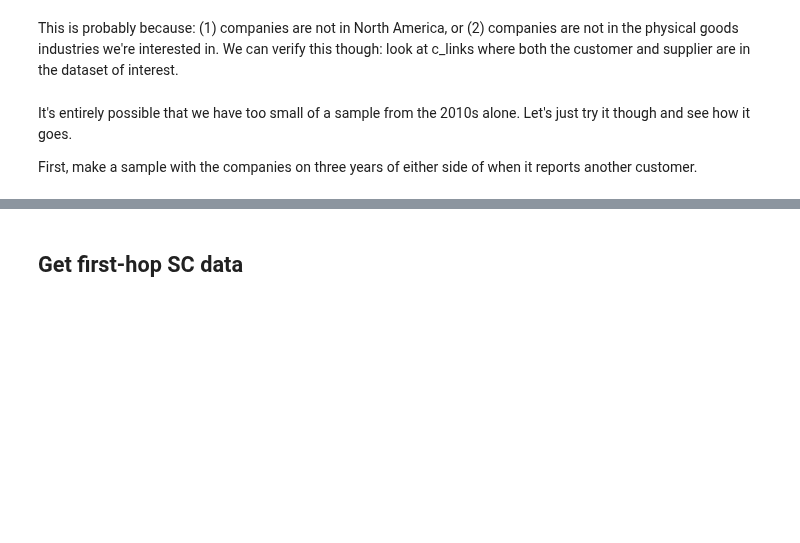
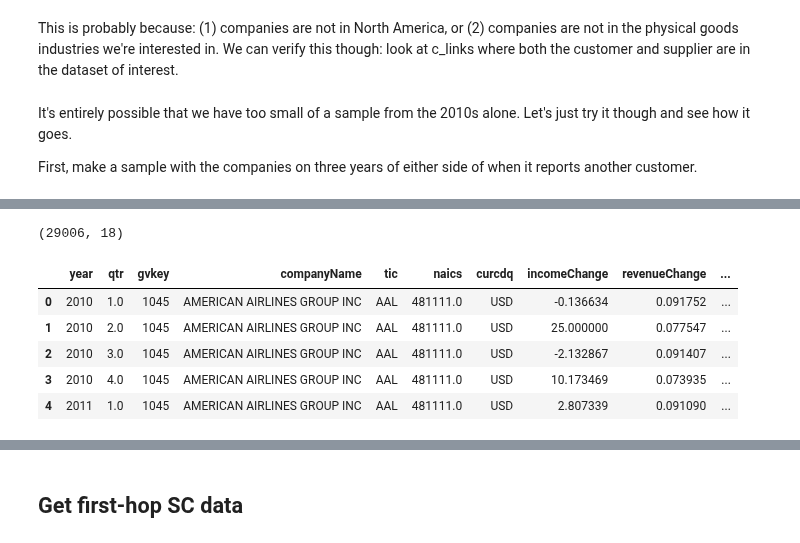
Before and after one commit to brianreed21/extremes, a Jupyter notebook: extremesCleaningCode/linkingExecute.ipynb, the cells around one changed output, grey strips where cells are left out. Drawn from its saved outputs; the diff is of its cells as text; code cells hidden in the pictures; blank space fills up the shorter version.

```diff
--- a/extremesCleaningCode/linkingExecute.ipynb
+++ b/extremesCleaningCode/linkingExecute.ipynb
@@ -205,8 +282,17 @@ allSupplierData.zipcode.value_counts()[-75:-50]
 # %%
-suppliers = changes.merge(allSupplierData[['year','gvkey','zipcode']])
+suppliers = changes.merge(allSupplierData[['year','gvkey','zipcode','employeesAtLocation']])
 suppliers.shape
+# %% [output]
+(29006, 18)
 # %%
-customers = changes.merge(allCustomerData[['year','gvkey','zipcode']])
+customers = changes.merge(allCustomerData[['year','gvkey','zipcode','employeesAtLocation']])
 customers.head()
+# %% [output]
+|  | year | qtr | gvkey | companyName | tic | naics | curcdq | incomeChange | revenueChange | ... |
+| 0 | 2010 | 1.0 | 1045 | AMERICAN AIRLINES GROUP INC | AAL | 481111.0 | USD | -0.136634 | 0.091752 | ... |
+| 1 | 2010 | 2.0 | 1045 | AMERICAN AIRLINES GROUP INC | AAL | 481111.0 | USD | 25.000000 | 0.077547 | ... |
+| 2 | 2010 | 3.0 | 1045 | AMERICAN AIRLINES GROUP INC | AAL | 481111.0 | USD | -2.132867 | 0.091407 | ... |
+| 3 | 2010 | 4.0 | 1045 | AMERICAN AIRLINES GROUP INC | AAL | 481111.0 | USD | 10.173469 | 0.073935 | ... |
+| 4 | 2011 | 1.0 | 1045 | AMERICAN AIRLINES GROUP INC | AAL | 481111.0 | USD | 2.807339 | 0.091090 | ... |
 # %%
 print(allCustomerData.shape,allSupplierData.shape)
```
Also changed, not shown: parts of 50 cells of this notebook, 5 other files.
